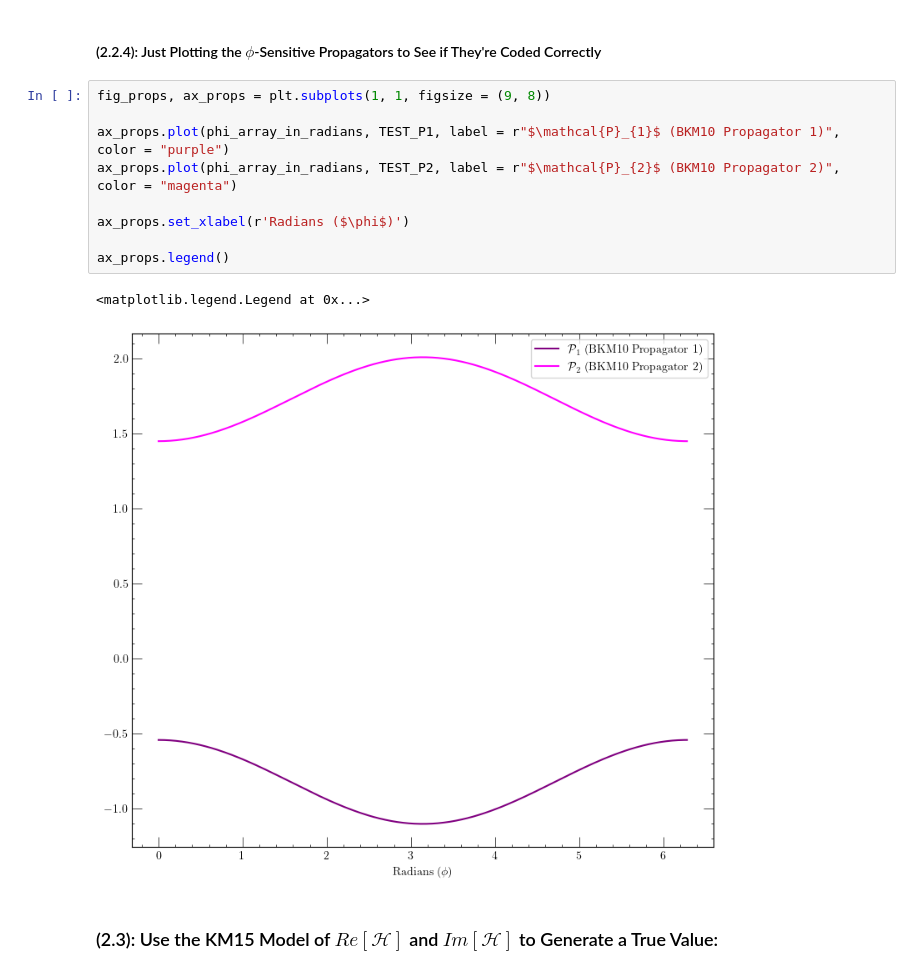
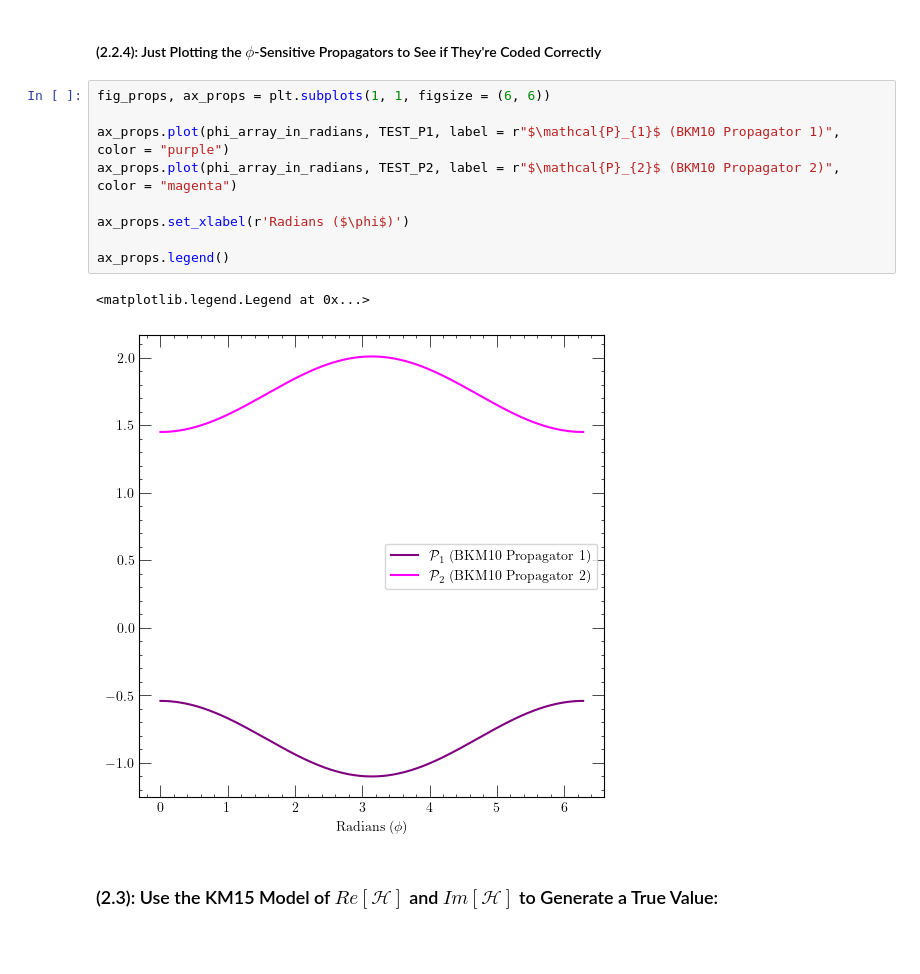
Before and after one commit to JayDanielsss/gpd_dnn, a Jupyter notebook: closure_test/closure_test.ipynb, the cells around one changed output. Cells and saved outputs as stored; diff of their text form; blank space fills up the shorter version.

```diff
--- a/closure_test/closure_test.ipynb
+++ b/closure_test/closure_test.ipynb
@@ -128,17 +147,17 @@ TEST_TARGET_POLARIZATION = 0.0
 # %% [markdown]
 #### (2.2.4): Just Plotting the $\phi$-Sensitive Propagators to See if They're Coded Correctly
 # %%
-fig_props, ax_props = plt.subplots(1, 1, figsize = (9, 8))
+fig_props, ax_props = plt.subplots(1, 1, figsize = (6, 6))
 
 ax_props.plot(phi_array_in_radians, TEST_P1, label = r"$\mathcal{P}_{1}$ (BKM10 Propagator 1)", color = "purple")
 ax_props.plot(phi_array_in_radians, TEST_P2, label = r"$\mathcal{P}_{2}$ (BKM10 Propagator 2)", color = "magenta")
 
 ax_props.set_xlabel(r'Radians ($\phi$)')
 
 ax_props.legend()
 # %% [output]
 <matplotlib.legend.Legend at 0x...>
-[figure, old version]
+[figure, new version]
 # %% [markdown]
 ### (2.3): Use the KM15 Model of $Re[\mathcal{H}]$ and $Im[\mathcal{H}]$ to Generate a True Value:
 # %%
```
Also changed, not shown: parts of 97 cells of this notebook, 4 other files.
